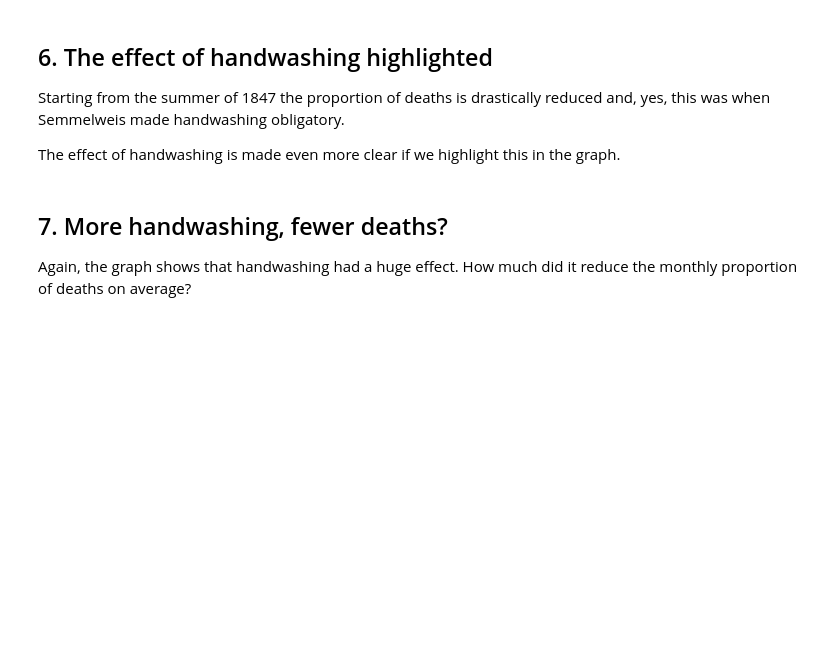
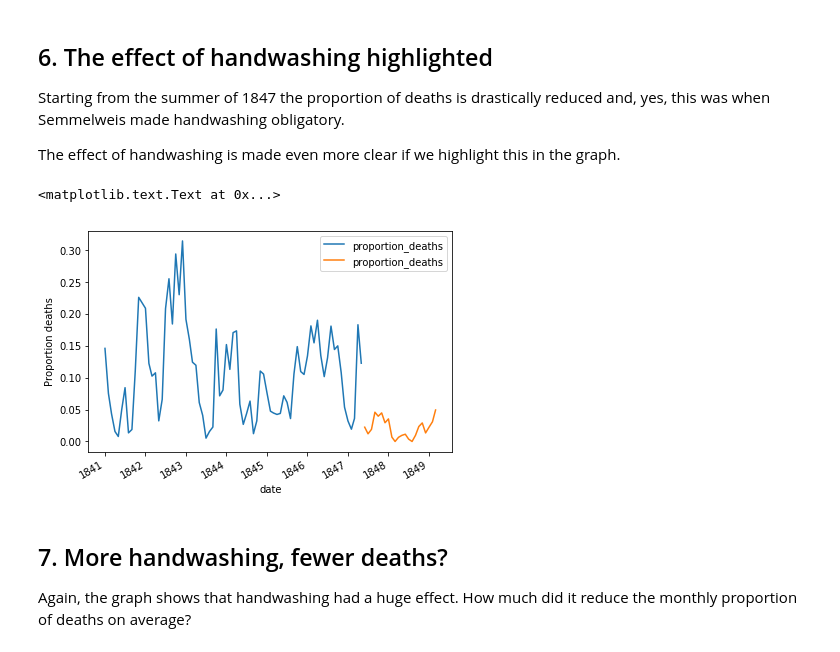
Before and after one commit to anishreddy3/Real_world_DS_applications, a Jupyter notebook: discovery_of_handwashing.ipynb, the cells around one changed output. Drawn from its saved outputs; the diff is of its cells as text; code cells hidden in the pictures; blank space fills up the shorter version.

Commit message:
comparing deaths of pre and post h/w

```diff
--- a/discovery_of_handwashing.ipynb
+++ b/discovery_of_handwashing.ipynb
@@ -102,14 +102,19 @@ ax.set_ylabel("Proportion deaths")
 # %%
 # Date when handwashing was made mandatory
 import pandas as pd
 handwashing_start = pd.to_datetime('1847-06-01')
 
 # Split monthly into before and after handwashing_start
-before_washing = ...
-after_washing = ...
+before_washing = monthly[monthly.date < handwashing_start]
+after_washing = monthly[monthly.date >= handwashing_start]
 
 # Plot monthly proportion of deaths before and after handwashing
-# ... YOUR CODE FOR TASK 6 ...
+ax = before_washing.plot(x = 'date', y = 'proportion_deaths')
+after_washing.plot(x = 'date', y = 'proportion_deaths', ax = ax)
+ax.set_ylabel("Proportion deaths")
+# %% [output]
+<matplotlib.text.Text at 0x...>
+[figure, added]
 # %% [markdown]
 ## 7. More handwashing, fewer deaths?
 <p>Again, the graph shows that handwashing had a huge effect. How much did it reduce the monthly proportion of deaths on average?</p>
```
